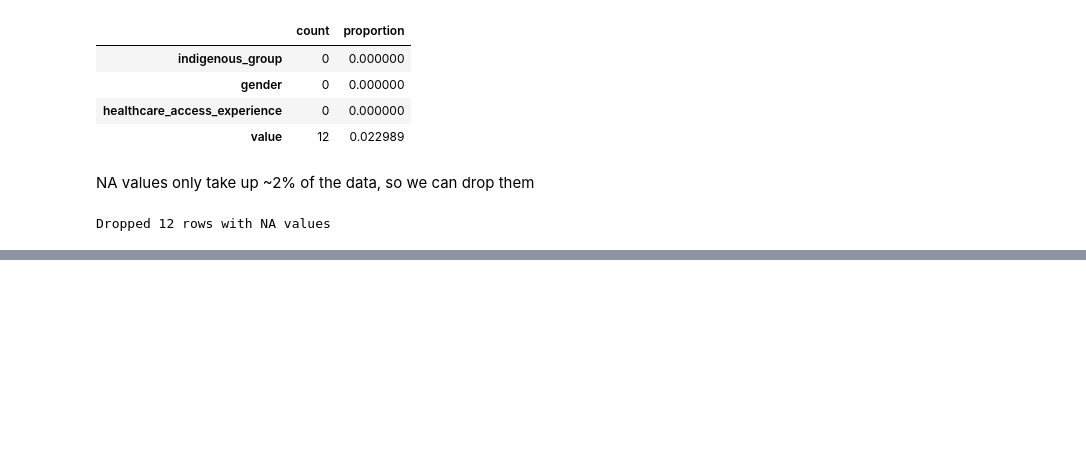
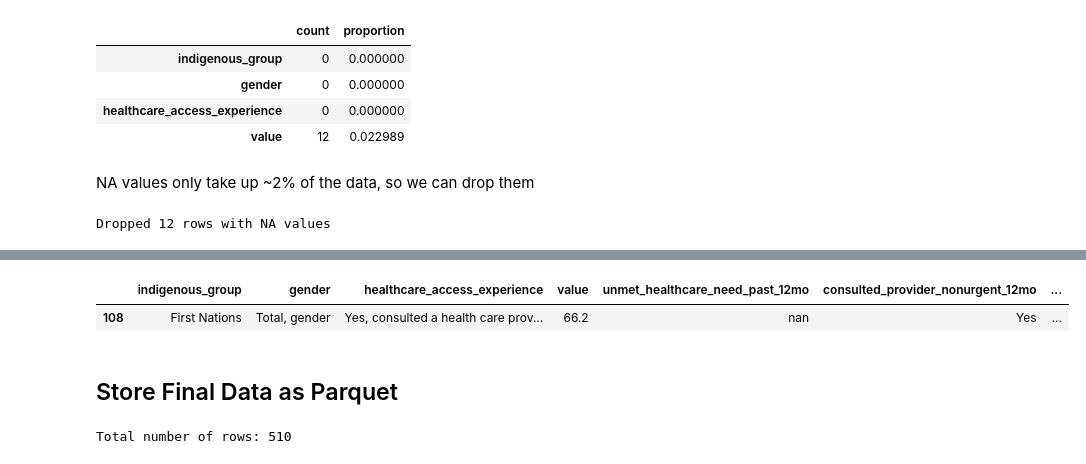
Before and after one commit to s8aH/GLOCAL-indigenous-healthcare, a Jupyter notebook: healthcare_access_etl_eda.ipynb, the cells around one changed output, grey strips where cells are left out. Cells and saved outputs as stored; diff of their text form; code cells hidden in the pictures; blank space fills up the shorter version.

```diff
--- a/etl.ipynb
+++ b/healthcare_access_etl_eda.ipynb
@@ -173,0 +366,2 @@ Dropped 12 rows with NA values
+# %%
+hc_feature_eng_df = split_healthcare_access_experience(hc_cleaned_df)
@@ -173,0 +402,14 @@ Dropped 12 rows with NA values
+# %%
+hc_feature_eng_df[(hc_feature_eng_df['consulted_provider_nonurgent_12mo'] == 'Yes') &
+                (hc_feature_eng_df['indigenous_group'] == 'First Nations') &
+                (hc_feature_eng_df['gender'] == 'Total, gender')
+]
+# %% [output]
+|  | indigenous_group | gender | healthcare_access_experience | value | unmet_healthcare_need_past_12mo | consulted_provider_nonurgent_12mo | ... |
+| 108 | First Nations | Total, gender | Yes, consulted a health care prov... | 66.2 | nan | Yes | ... |
+# %% [markdown]
+## Store Final Data as Parquet
+# %%
+print(f"Total number of rows: {hc_feature_eng_df.shape[0]}")
+# %% [output]
+Total number of rows: 510
```
Also changed, not shown: parts of 12 cells of this notebook, 1 other file.
